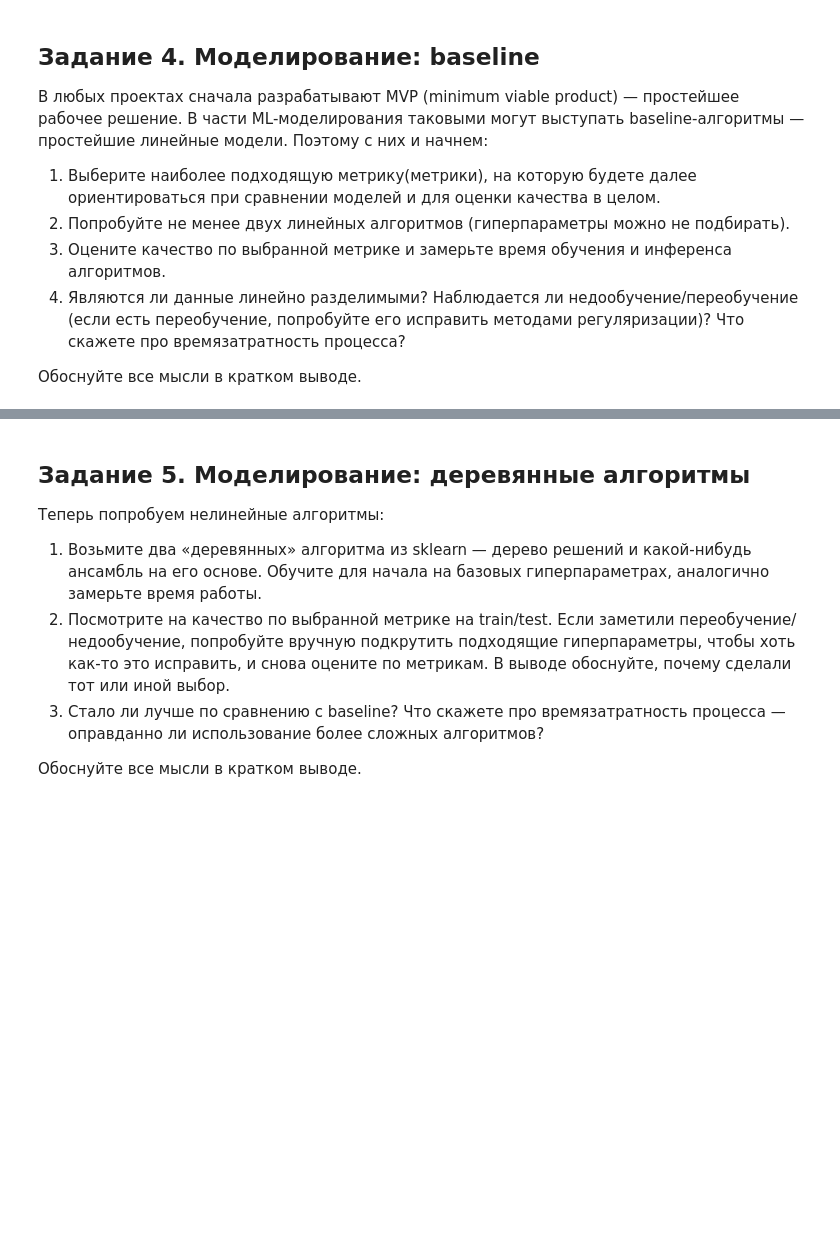
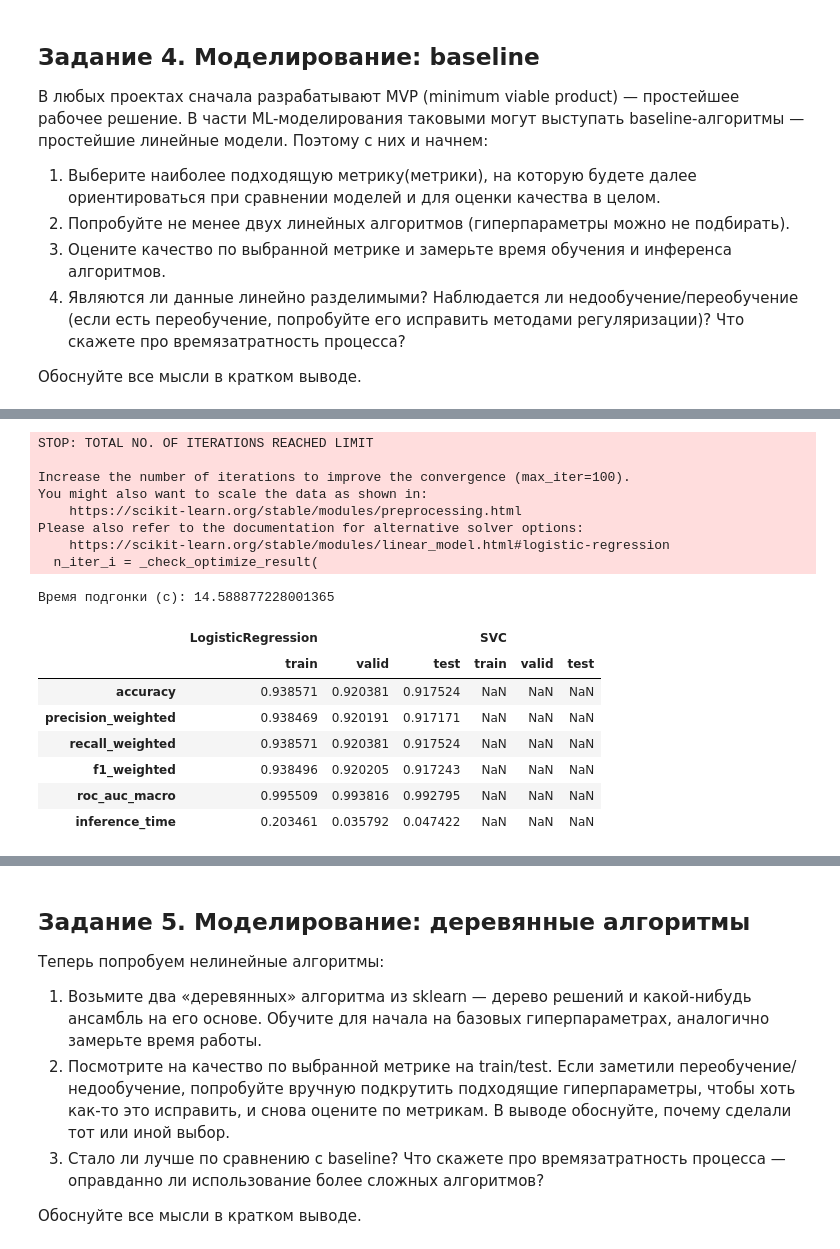
Before and after one commit to EgrSlv/DeepLearning__MIPT, a Jupyter notebook: Final_task/ML_FinalTask_report_SolovevEgor.ipynb, the cells around one changed output, grey strips where cells are left out. Saved outputs shown, nothing was run; the diff lists cells and outputs as text; code cells hidden in the pictures; blank space fills up the shorter version.

```diff
--- a/Final_task/ML_FinalTask_report_SolovevEgor.ipynb
+++ b/Final_task/ML_FinalTask_report_SolovevEgor.ipynb
@@ -329,0 +328,22 @@ plt.show()
+# %%
+# Задание 3
+
+# ====================== Разделение на train, test и valid =====================
+X = df.drop(columns=["class"])  #[:10000]
+y = df["class"]  #[:10000]
+
+X_train, X_temp, y_train, y_temp = train_test_split(
+    X, y, train_size=0.7, stratify=y, random_state=42
+)
+X_test, X_valid, y_test, y_valid = train_test_split(
+    X_temp, y_temp, test_size=0.5, stratify=y_temp, random_state=42
+)
+minmax_scaler = MinMaxScaler()
+X_train_scaled = minmax_scaler.fit_transform(X_train)
+X_test_scaled = minmax_scaler.transform(X_test)
+X_valid_scaled = minmax_scaler.transform(X_valid)
+
+# max = X.max().max()
+# X_train_scaled = X_train / max
+# X_test_scaled = X_test / max
+# X_valid_scaled = X_valid / max
@@ -345,0 +420,34 @@ plt.show()
+# %%
+# Задание 4 - Основная часть: Логистическая Регрессия
+
+model = LogisticRegression()
+
+# ================== Подгонка модели и замер времени обучения ==================
+start = time.perf_counter()
+model.fit(X_train_scaled, y_train)
+end = time.perf_counter()
+print("Время подгонки (с):", end - start)
+
+# ============================== Добавление метрик =============================
+add_metrics_in_METRICS(model)
+
+# ================================ Оценка метрик ===============================
+METRICS
+# %% [output]
+STOP: TOTAL NO. OF ITERATIONS REACHED LIMIT
+
+Increase the number of iterations to improve the convergence (max_iter=100).
+You might also want to scale the data as shown in:
+    https://scikit-learn.org/stable/modules/preprocessing.html
+Please also refer to the documentation for alternative solver options:
+    https://scikit-learn.org/stable/modules/linear_model.html#logistic-regression
+  n_iter_i = _check_optimize_result(
+Время подгонки (с): 14.588877228001365
+|  | LogisticRegression |  |  | SVC |  |  |
+|  | train | valid | test | train | valid | test |
+| accuracy | 0.938571 | 0.920381 | 0.917524 | NaN | NaN | NaN |
+| precision_weighted | 0.938469 | 0.920191 | 0.917171 | NaN | NaN | NaN |
+| recall_weighted | 0.938571 | 0.920381 | 0.917524 | NaN | NaN | NaN |
+| f1_weighted | 0.938496 | 0.920205 | 0.917243 | NaN | NaN | NaN |
+| roc_auc_macro | 0.995509 | 0.993816 | 0.992795 | NaN | NaN | NaN |
+| inference_time | 0.203461 | 0.035792 | 0.047422 | NaN | NaN | NaN |
```
Also changed, not shown: parts of 15 cells of this notebook.
